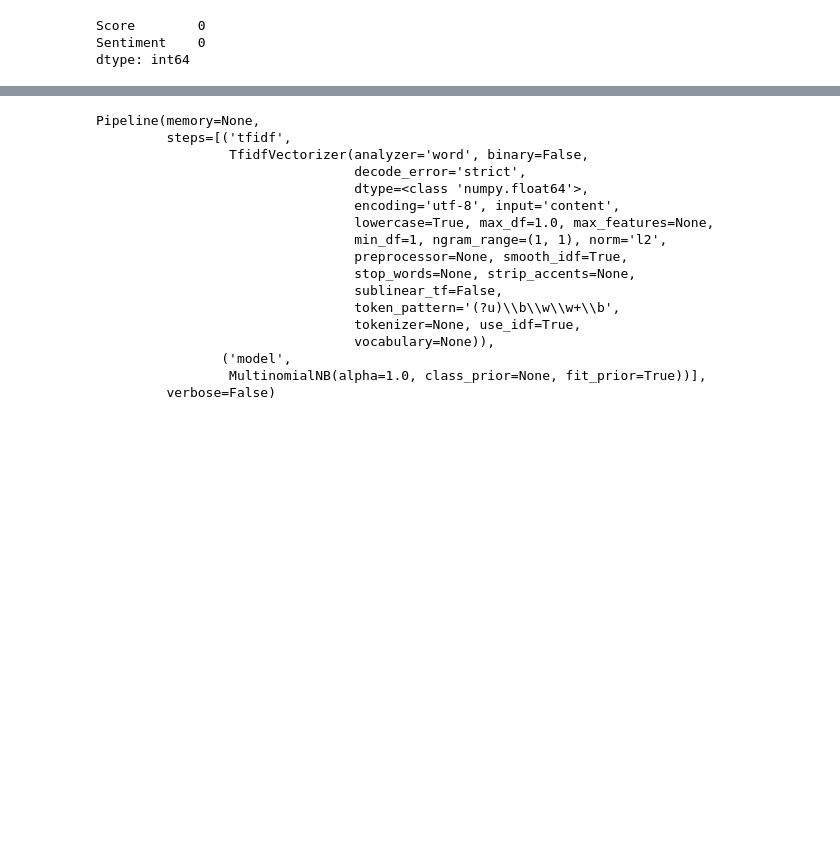
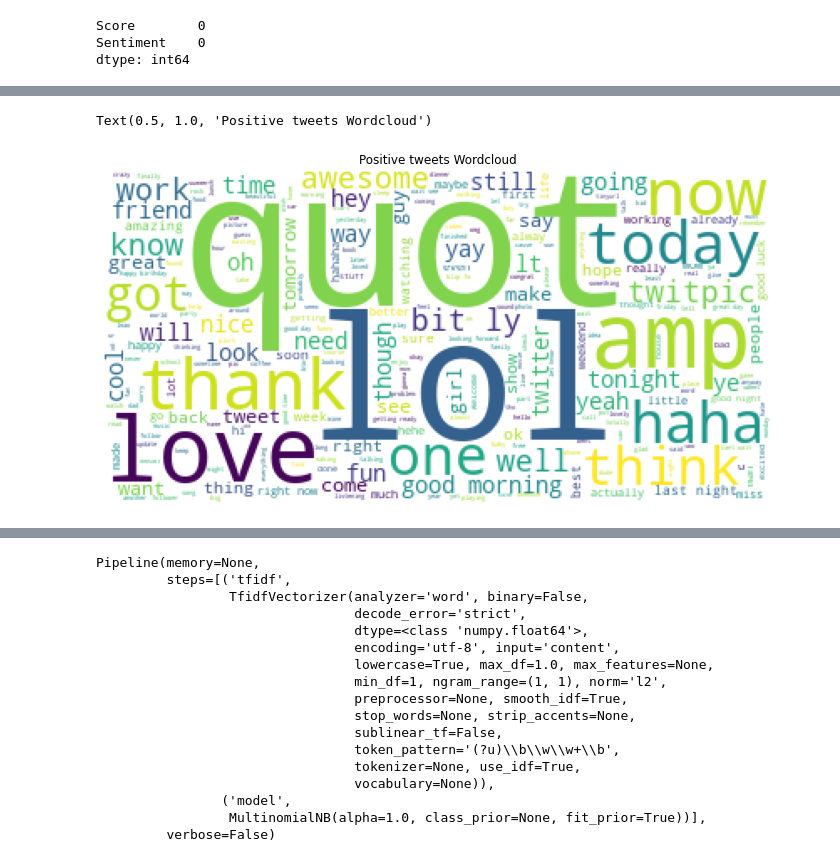
Before and after one commit to yashikesarwani/ML-Algorithm-Implementation, a Jupyter notebook: ReviewClassification_MajorProject.ipynb, the cells around one changed output, grey strips where cells are left out. Drawn from its saved outputs; the diff is of its cells as text; code cells hidden in the pictures; blank space fills up the shorter version.

```diff
--- a/ReviewClassification_MajorProject.ipynb
+++ b/ReviewClassification_MajorProject.ipynb
@@ -77,0 +86,12 @@ NotebookApp.rate_limit_window=3.0 (secs)
+# %%
+positive_sentiments = ' '.join(df[df['Score'] == "Positive"]['Sentiment'].str.lower())
+negative_sentiments = ' '.join(df[df['Score'] == "Negative"]['Sentiment'].str.lower())
+# %%
+wordcloud = WordCloud(stopwords = STOPWORDS, background_color = "white", max_words = 1000).generate(positive_sentiments)
+plt.figure(figsize = (12, 8))
+plt.imshow(wordcloud)
+plt.axis("off")
+plt.title("Positive tweets Wordcloud")
+# %% [output]
+Text(0.5, 1.0, 'Positive tweets Wordcloud')
+[figure, added]
```
Also changed, not shown: parts of 19 cells of this notebook.
